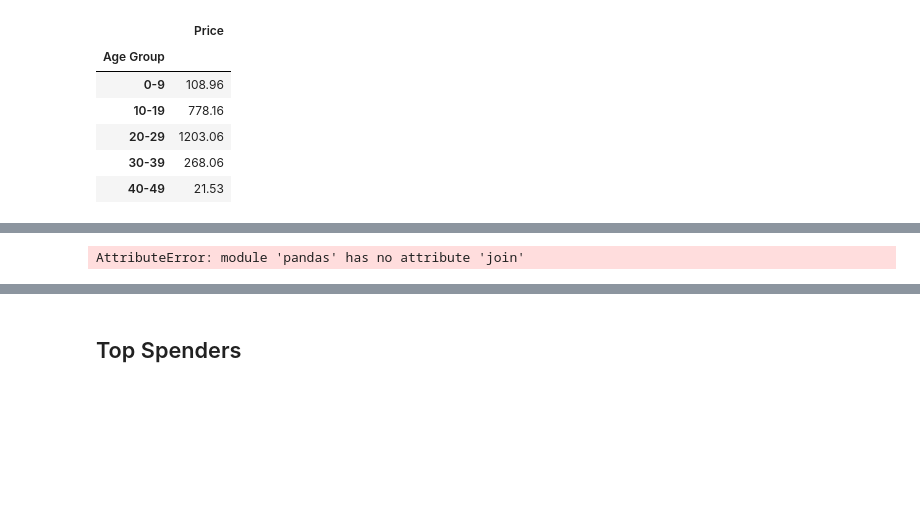
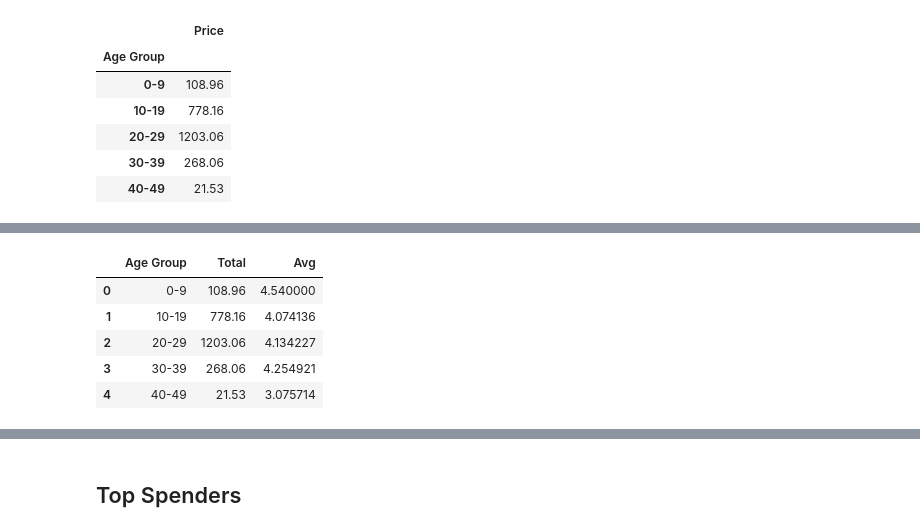
Before and after one commit to ahowellgates/Pandas-Challenge, a Jupyter notebook: Heroes of Pymoli/Main.ipynb, the cells around one changed output, grey strips where cells are left out. Cells and saved outputs as stored; diff of their text form; code cells hidden in the pictures; blank space fills up the shorter version.

```diff
--- a/Heroes of Pymoli/Main.ipynb
+++ b/Heroes of Pymoli/Main.ipynb
@@ -437,7 +446,16 @@ avg_purchase_age
 # %%
 #summary table
 
-summary_age = pd.join(avg_purchase_age, sum_age, avg_pur_age, on="Age Group")
-summary_age
+merge1 = pd.merge(sum_age, avg_group_by, on="Age Group")
+merge1.columns = ['Age Group','Total','Avg']
+
+
+
+merge1
 # %% [output]
-AttributeError: module 'pandas' has no attribute 'join'
+|  | Age Group | Total | Avg |
+| 0 | 0-9 | 108.96 | 4.540000 |
+| 1 | 10-19 | 778.16 | 4.074136 |
+| 2 | 20-29 | 1203.06 | 4.134227 |
+| 3 | 30-39 | 268.06 | 4.254921 |
+| 4 | 40-49 | 21.53 | 3.075714 |
```
Also changed, not shown: parts of 4 cells of this notebook.
